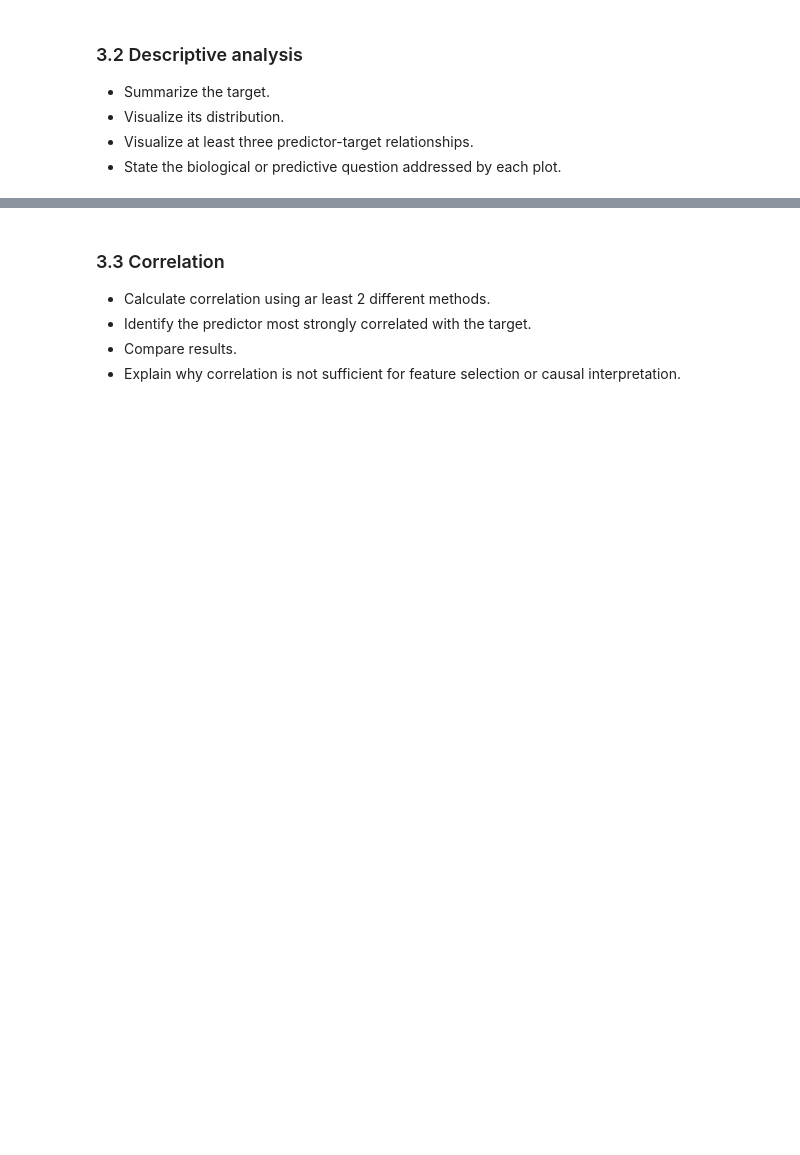
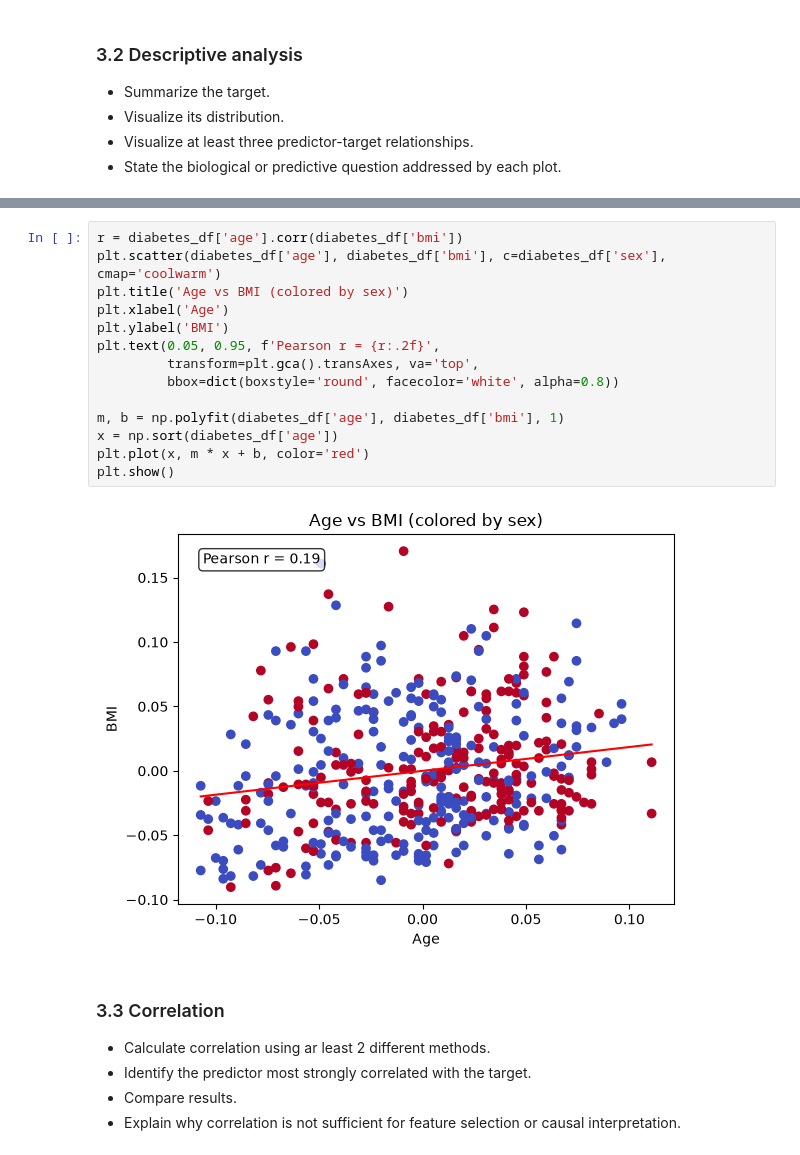
Before and after one commit to ALEGATOR1209/KSE_ML_for_bioinformatics, a Jupyter notebook: practicals/week2/REPORT_TEMPLATE.ipynb, the cells around one changed output, grey strips where cells are left out. Drawn from its saved outputs; the diff is of its cells as text; blank space fills up the shorter version.

```diff
--- a/practicals/week2/REPORT_TEMPLATE.ipynb
+++ b/practicals/week2/REPORT_TEMPLATE.ipynb
@@ -87,3 +221,19 @@ Identify:
+# %%
+r = diabetes_df['age'].corr(diabetes_df['bmi'])
+plt.scatter(diabetes_df['age'], diabetes_df['bmi'], c=diabetes_df['sex'], cmap='coolwarm')
+plt.title('Age vs BMI (colored by sex)')
+plt.xlabel('Age')
+plt.ylabel('BMI')
+plt.text(0.05, 0.95, f'Pearson r = {r:.2f}',
+         transform=plt.gca().transAxes, va='top',
+         bbox=dict(boxstyle='round', facecolor='white', alpha=0.8))
+
+m, b = np.polyfit(diabetes_df['age'], diabetes_df['bmi'], 1)
+x = np.sort(diabetes_df['age'])
+plt.plot(x, m * x + b, color='red')
+plt.show()
+# %% [output]
+[figure, added]
 # %% [markdown]
 ### 3.3 Correlation
 
```
Also changed, not shown: parts of 23 cells of this notebook, 1 other file.
